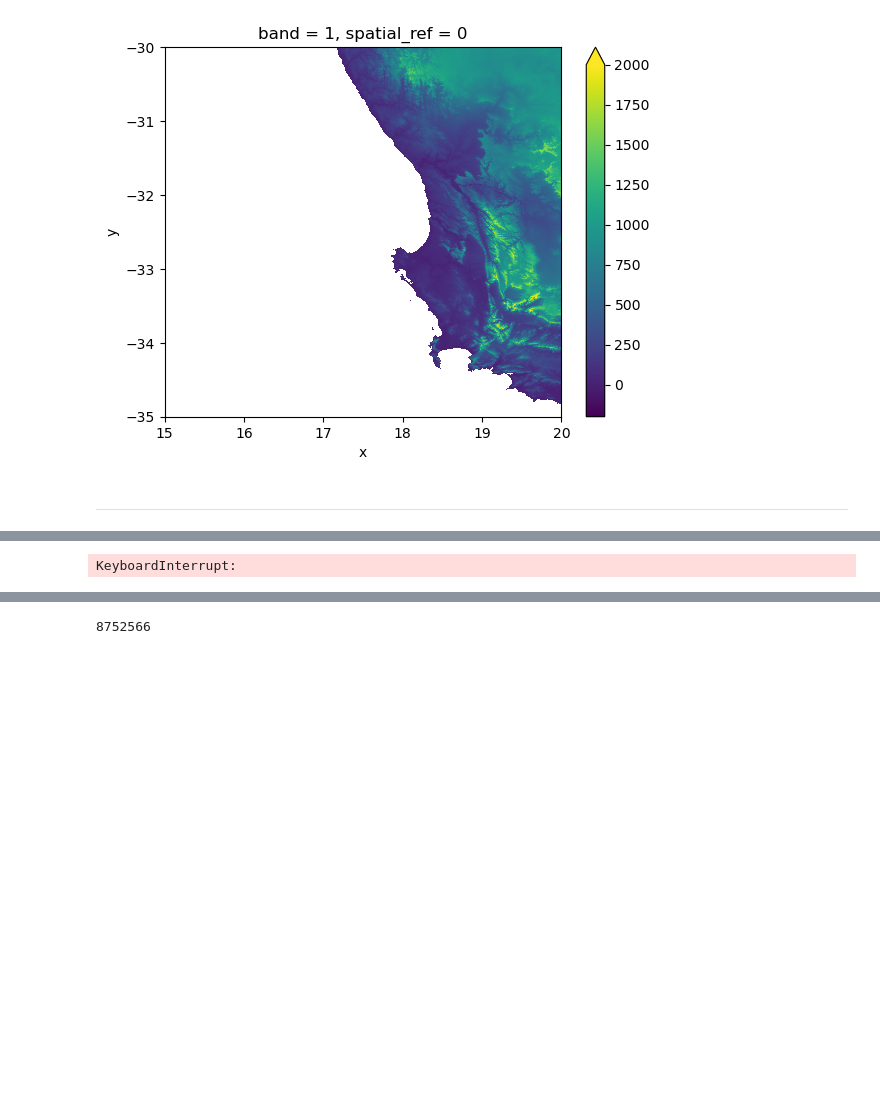
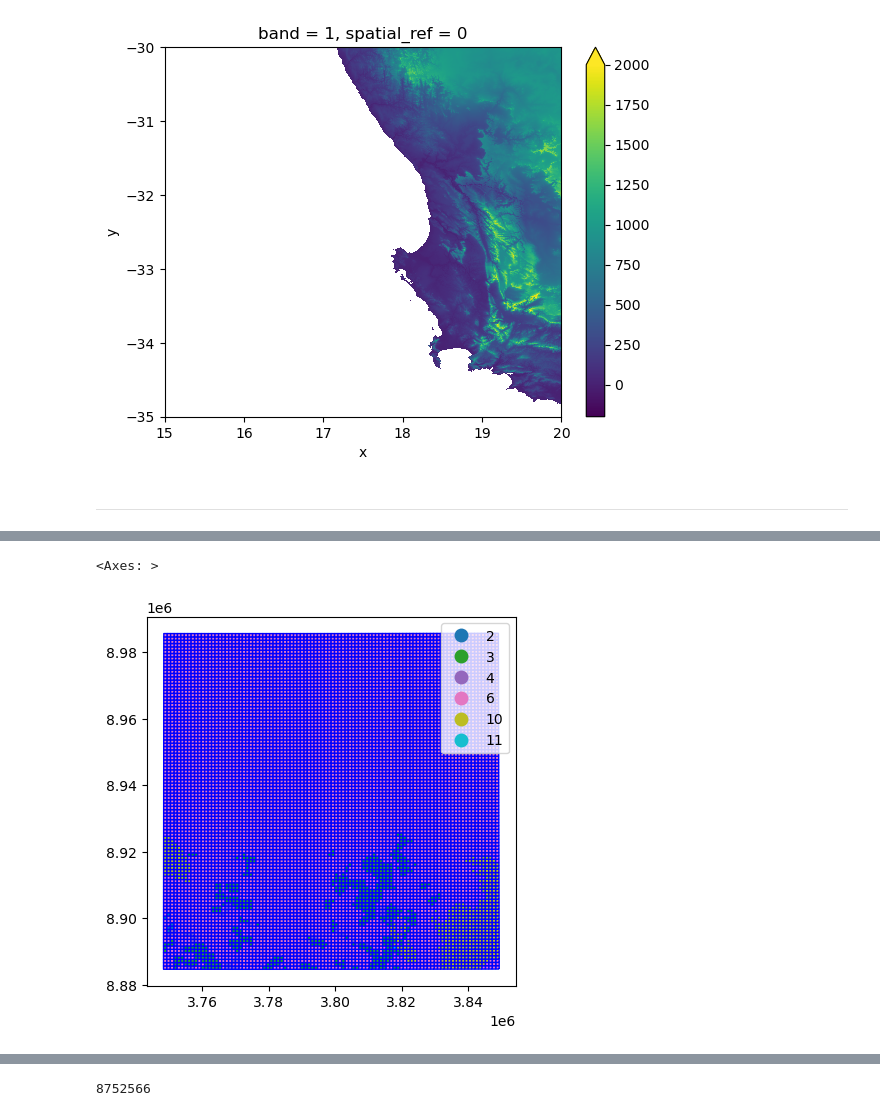
Before and after one commit to felixschulz385/Masterthesis, a Jupyter notebook: code/experiments/experiments.ipynb, the cells around one changed output, grey strips where cells are left out. Drawn from its saved outputs; the diff is of its cells as text; code cells hidden in the pictures; blank space fills up the shorter version.

```diff
--- a/code/experiments/experiments.ipynb
+++ b/code/experiments/experiments.ipynb
@@ -252,0 +434,7 @@ from geocube.api.core import make_geocube
+# %%
+i = 500
+grid_cell = grid_data.iloc[i]
+lc.loc[lc.intersects(grid_cell.geometry)].plot(column = "USO2010", legend = True, edgecolor = "blue", categorical = True)
+# %% [output]
+<Axes: >
+[figure, added]
@@ -253,10 +460,2 @@ from geocube.api.core import make_geocube
 # %%
-raster = make_geocube(
-    vector_data = gpd.read_file("/pfs/work7/workspace/scratch/tu_zxobe27-master_thesis/data/land_cover/raw/Cobertura_uso_terra_Brasil_serie_revisada.shp"),
-    measurements = [f"USO{t}" for t in [2000, 2010, 2012, 2014, 2016, 2018, 2020]],
-    output_crs = "EPSG:5641",
-    resolution = (30, 30),
-    fill = -9999
-)
+raster = rasterize(lc_clip, ["USO2010"], lc_subset) #[f"USO{t}" for t in [2000, 2010, 2012, 2014, 2016, 2018, 2020]]
-# %% [output]
-KeyboardInterrupt:
```
Also changed, not shown: parts of 25 cells of this notebook, 4 other files.
